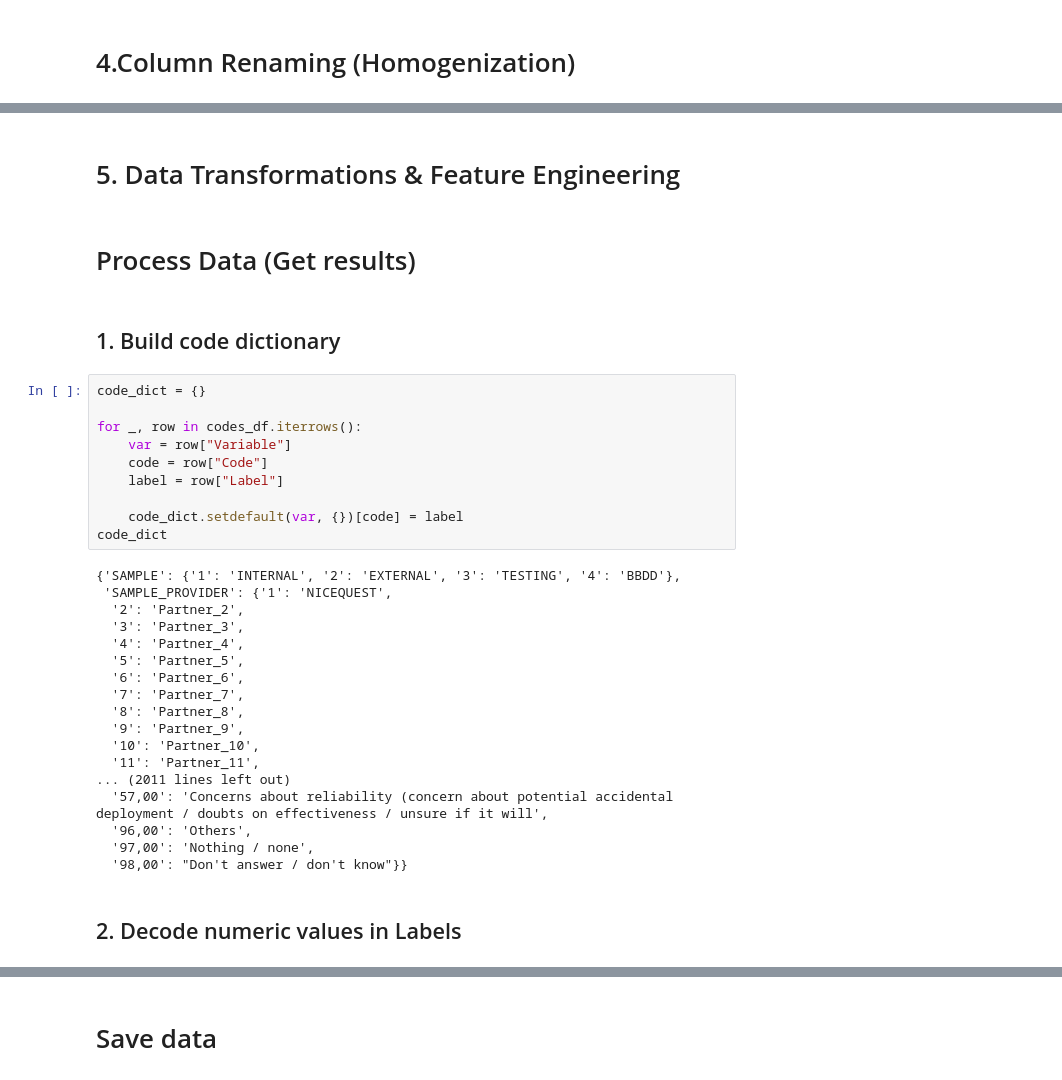
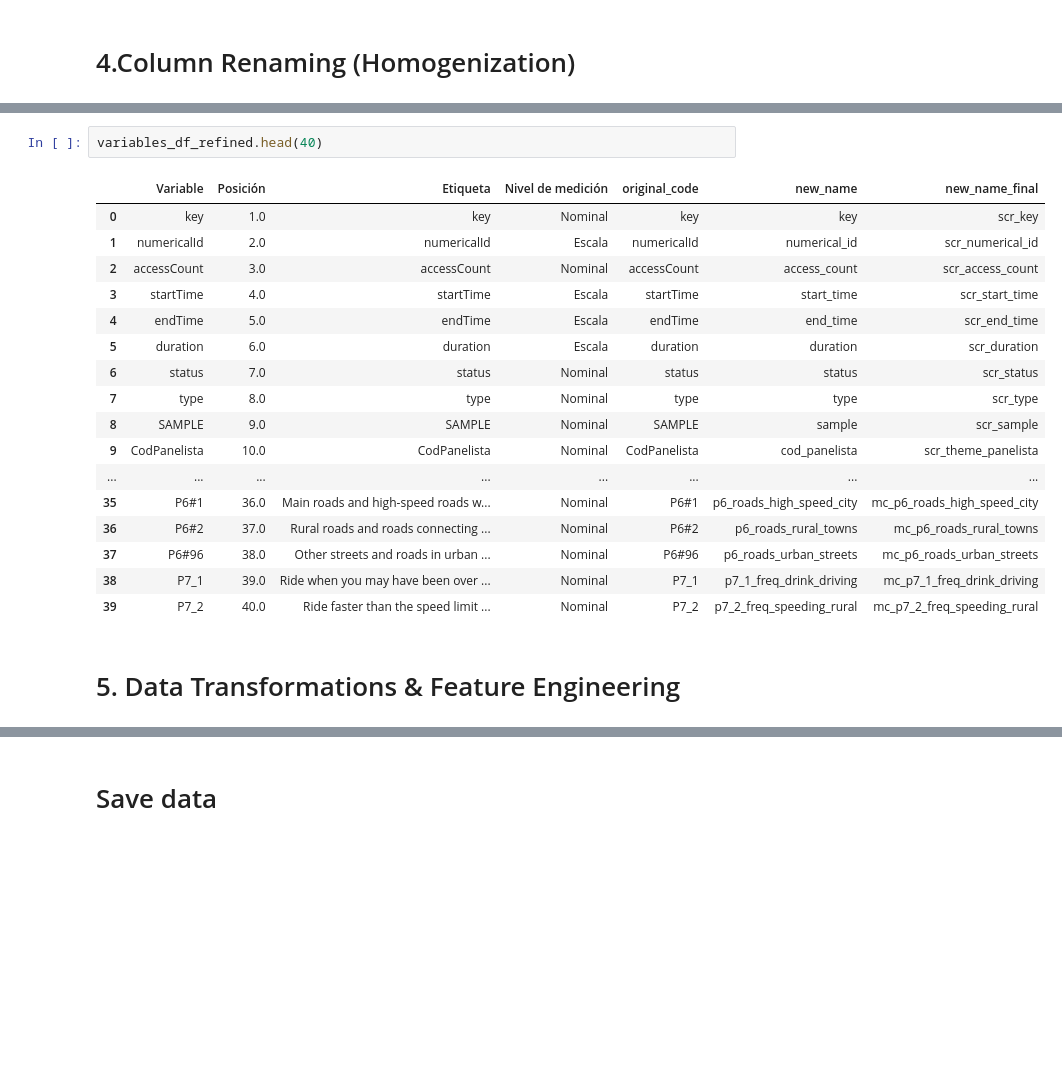
Before and after one commit to IMPROVA-RoadSafety/Motocycle_analysis, a Jupyter notebook: notebooks/01_data_cleaning.ipynb, the cells around one changed output, grey strips where cells are left out. Saved outputs shown, nothing was run; the diff lists cells and outputs as text; blank space fills up the shorter version.

```diff
--- a/notebooks/01_data_cleaning.ipynb
+++ b/notebooks/01_data_cleaning.ipynb
@@ -156,36 +210,22 @@ Metadata Cleaned: Codes (2442, 3), Variables (514, 4)
+# %%
+variables_df_refined.head(40)
+# %% [output]
+|  | Variable | Posición | Etiqueta | Nivel de medición | original_code | new_name | new_name_final |
+| 0 | key | 1.0 | key | Nominal | key | key | scr_key |
+| 1 | numericalId | 2.0 | numericalId | Escala | numericalId | numerical_id | scr_numerical_id |
+| 2 | accessCount | 3.0 | accessCount | Nominal | accessCount | access_count | scr_access_count |
+| 3 | startTime | 4.0 | startTime | Escala | startTime | start_time | scr_start_time |
+| 4 | endTime | 5.0 | endTime | Escala | endTime | end_time | scr_end_time |
+| 5 | duration | 6.0 | duration | Escala | duration | duration | scr_duration |
+| 6 | status | 7.0 | status | Nominal | status | status | scr_status |
+| 7 | type | 8.0 | type | Nominal | type | type | scr_type |
+| 8 | SAMPLE | 9.0 | SAMPLE | Nominal | SAMPLE | sample | scr_sample |
+| 9 | CodPanelista | 10.0 | CodPanelista | Nominal | CodPanelista | cod_panelista | scr_theme_panelista |
+| ... | ... | ... | ... | ... | ... | ... | ... |
+| 35 | P6#1 | 36.0 | Main roads and high-speed roads w... | Nominal | P6#1 | p6_roads_high_speed_city | mc_p6_roads_high_speed_city |
+| 36 | P6#2 | 37.0 | Rural roads and roads connecting ... | Nominal | P6#2 | p6_roads_rural_towns | mc_p6_roads_rural_towns |
+| 37 | P6#96 | 38.0 | Other streets and roads in urban ... | Nominal | P6#96 | p6_roads_urban_streets | mc_p6_roads_urban_streets |
+| 38 | P7_1 | 39.0 | Ride when you may have been over ... | Nominal | P7_1 | p7_1_freq_drink_driving | mc_p7_1_freq_drink_driving |
+| 39 | P7_2 | 40.0 | Ride faster than the speed limit ... | Nominal | P7_2 | p7_2_freq_speeding_rural | mc_p7_2_freq_speeding_rural |
 # %% [markdown]
 # 5. Data Transformations & Feature Engineering
-# %% [markdown]
-# Process Data (Get results)
-# %% [markdown]
-## 1. Build code dictionary
-# %%
-code_dict = {}
-
-for _, row in codes_df.iterrows():
-    var = row["Variable"]
-    code = row["Code"]
-    label = row["Label"]
-
-    code_dict.setdefault(var, {})[code] = label
-code_dict
-# %% [output]
-{'SAMPLE': {'1': 'INTERNAL', '2': 'EXTERNAL', '3': 'TESTING', '4': 'BBDD'},
- 'SAMPLE_PROVIDER': {'1': 'NICEQUEST',
-  '2': 'Partner_2',
-  '3': 'Partner_3',
-  '4': 'Partner_4',
-  '5': 'Partner_5',
-  '6': 'Partner_6',
-  '7': 'Partner_7',
-  '8': 'Partner_8',
-  '9': 'Partner_9',
-  '10': 'Partner_10',
-  '11': 'Partner_11',
-... (2011 lines left out)
-  '57,00': 'Concerns about reliability (concern about potential accidental deployment / doubts on effectiveness / unsure if it will',
-  '96,00': 'Others',
-  '97,00': 'Nothing / none',
-  '98,00': "Don't answer / don't know"}}
-# %% [markdown]
-## 2. Decode numeric values in Labels
```
Also changed, not shown: parts of 29 cells of this notebook.
